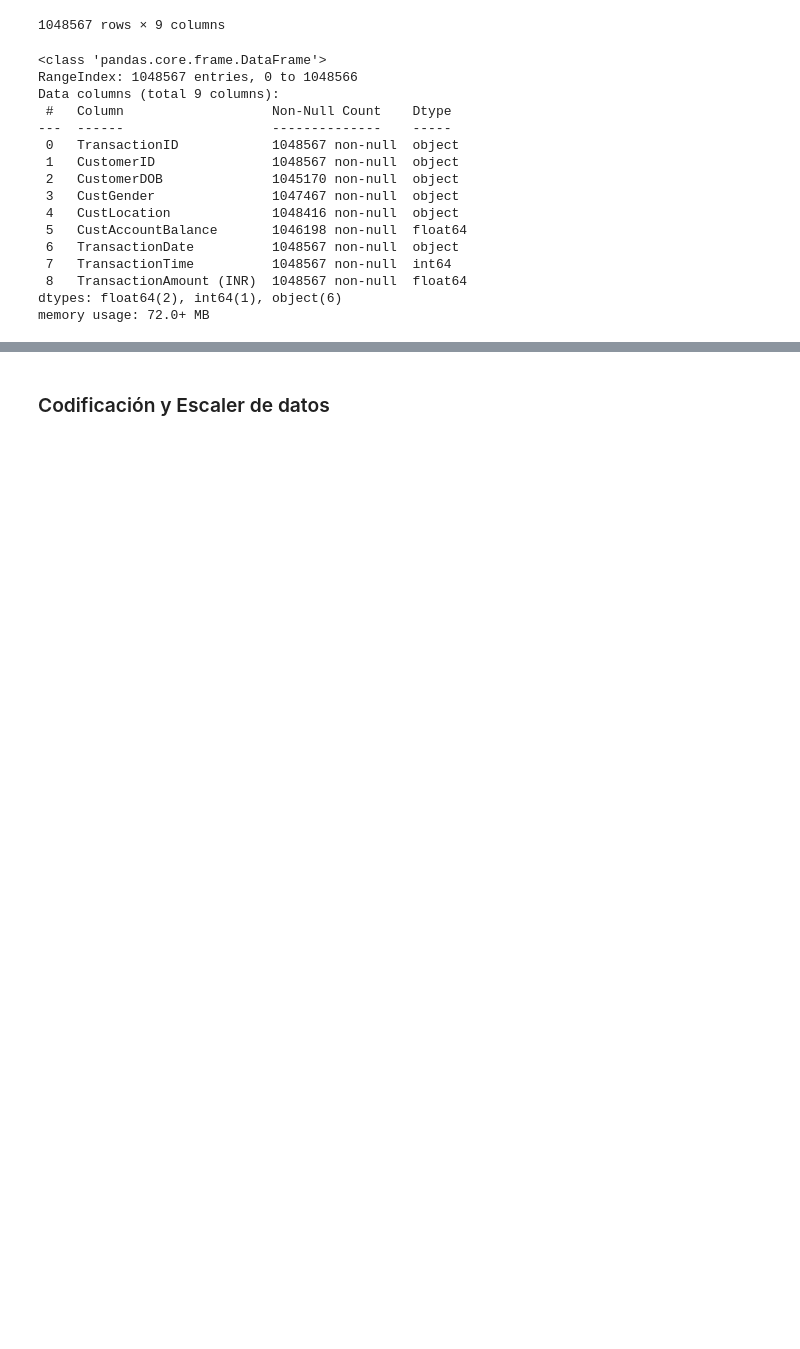
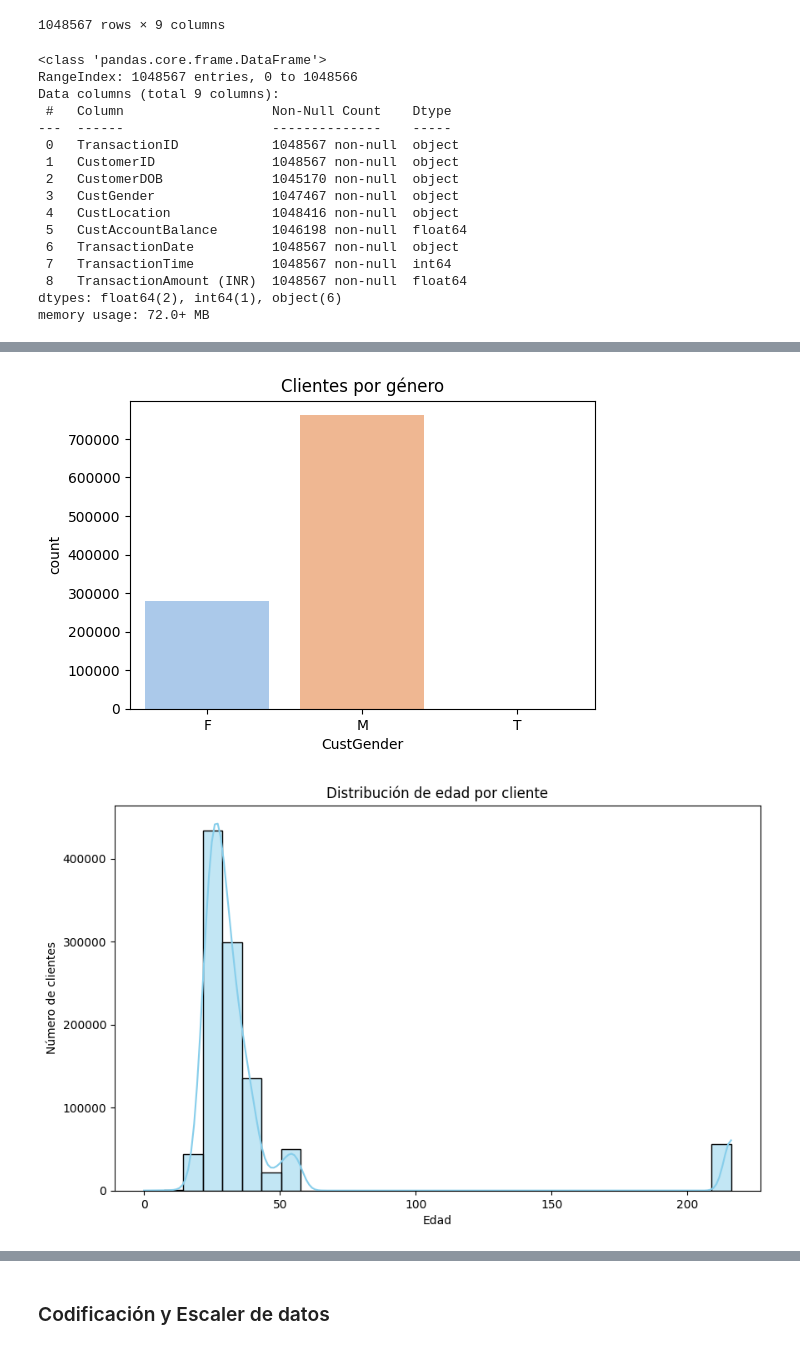
Before and after one commit to DanielMorales1103/Lab4-IA, a Jupyter notebook: lab4.ipynb, the cells around one changed output, grey strips where cells are left out. Saved outputs shown, nothing was run; the diff lists cells and outputs as text; code cells hidden in the pictures; blank space fills up the shorter version.

```diff
--- a/lab4.ipynb
+++ b/lab4.ipynb
@@ -123,0 +151,28 @@ total_spent_per_customer
+# %%
+df1 = df.copy()
+# Distribución de clientes por género
+plt.figure(figsize=(6, 4))
+sns.countplot(x='CustGender',data = df1, palette='pastel')
+plt.title('Clientes por género')
+plt.show()
+
+# Edad de clientes
+plt.figure(figsize=(10, 6))
+sns.histplot(df1['CusAge'], bins=30, kde=True, color='skyblue')
+plt.title('Distribución de edad por cliente')
+plt.xlabel('Edad')
+plt.ylabel('Número de clientes')
+plt.show()
+
+# Locación del número de clientes
+location_counts = df1['CustLocation'].value_counts().nlargest(10)
+plt.figure(figsize=(12, 6))
+sns.barplot(x=location_counts.index, y=location_counts.values, palette='viridis')
+plt.title('Top 10 locaciones con el mayor número de clietnes')
+plt.xlabel('Locación')
+plt.ylabel('Número de clientes')
+plt.xticks(rotation=45, ha='right')
+plt.show()
+# %% [output]
+[figure, added]
+[figure, added]
```
Also changed, not shown: parts of 14 cells of this notebook.
